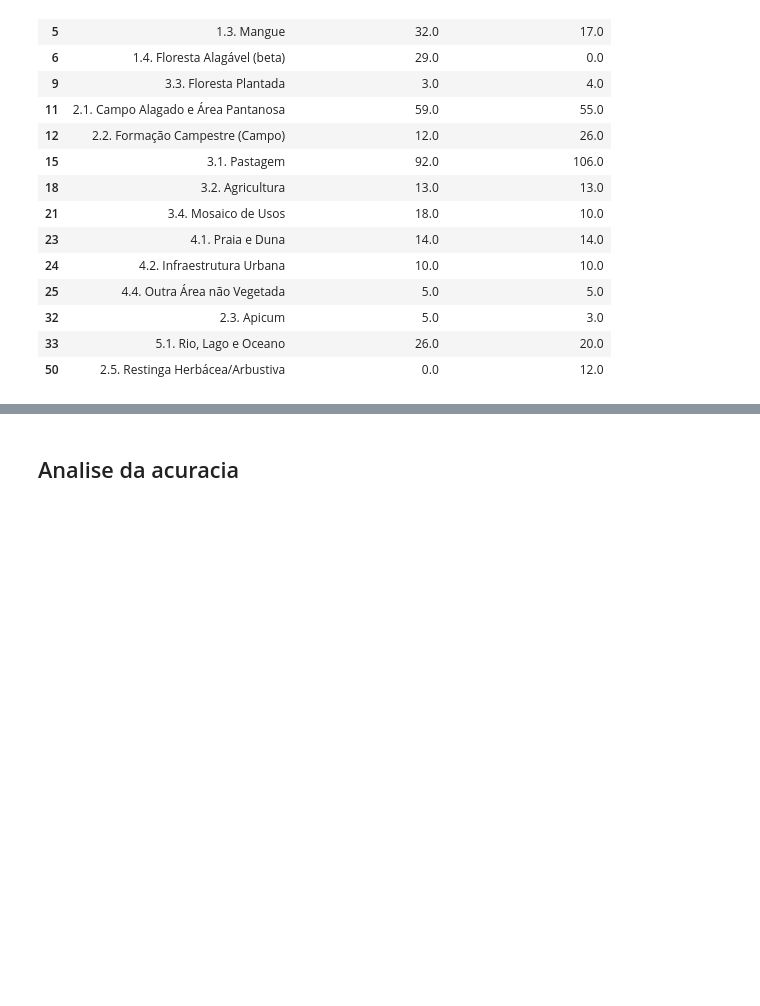
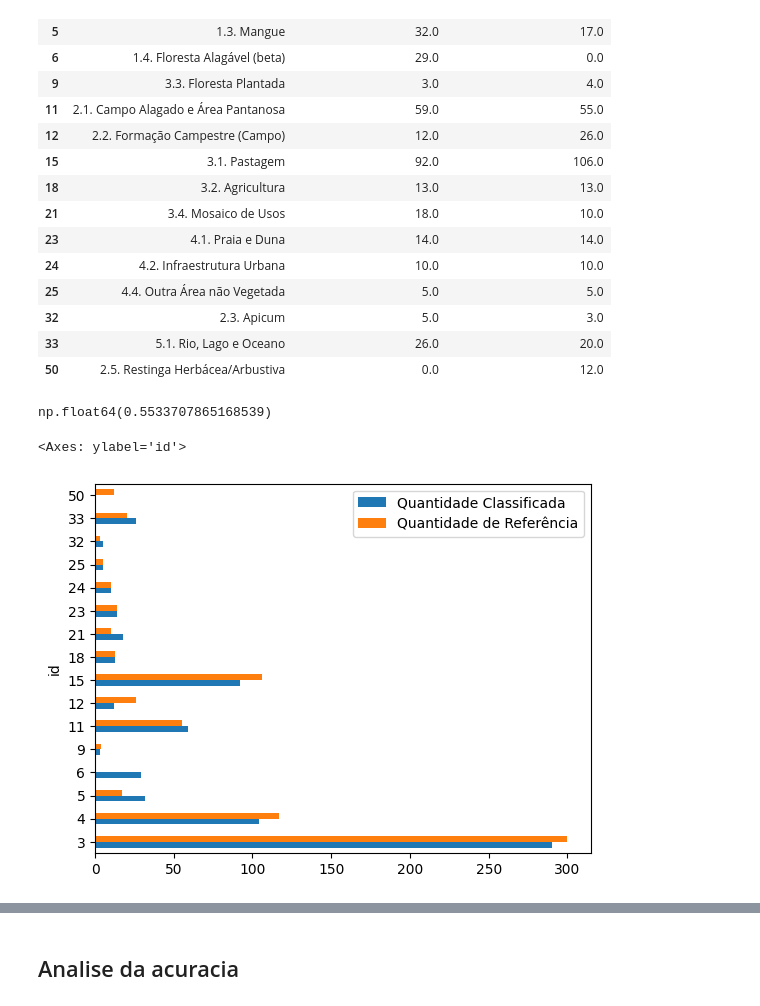
Before and after one commit to LambdaGeo/acuracia_slz, a Jupyter notebook: acuracia_sa23z.ipynb, the cells around one changed output, grey strips where cells are left out. Cells and saved outputs as stored; diff of their text form; code cells hidden in the pictures; blank space fills up the shorter version.

```diff
--- a/acuracia_sa23z.ipynb
+++ b/acuracia_sa23z.ipynb
@@ -658,6 +660,15 @@ df_by_class_formatar
 | 32 | 2.3. Apicum | 5.0 | 3.0 |
 | 33 | 5.1. Rio, Lago e Oceano | 26.0 | 20.0 |
 | 50 | 2.5. Restinga Herbácea/Arbustiva | 0.0 | 12.0 |
+# %%
+df_by_class_formatar.loc[[3,4]]['Quantidade Classificada'].sum() / df_by_class_formatar['Quantidade Classificada'].sum()
+# %% [output]
+np.float64(0.5533707865168539)
+# %%
+df_by_class_formatar.plot(kind='barh')
+# %% [output]
+<Axes: ylabel='id'>
+[figure, added]
 # %%
 s_by_class = df_by_class_formatar.style
 s_by_class
```
Also changed, not shown: parts of 61 cells of this notebook, 2 other files.
